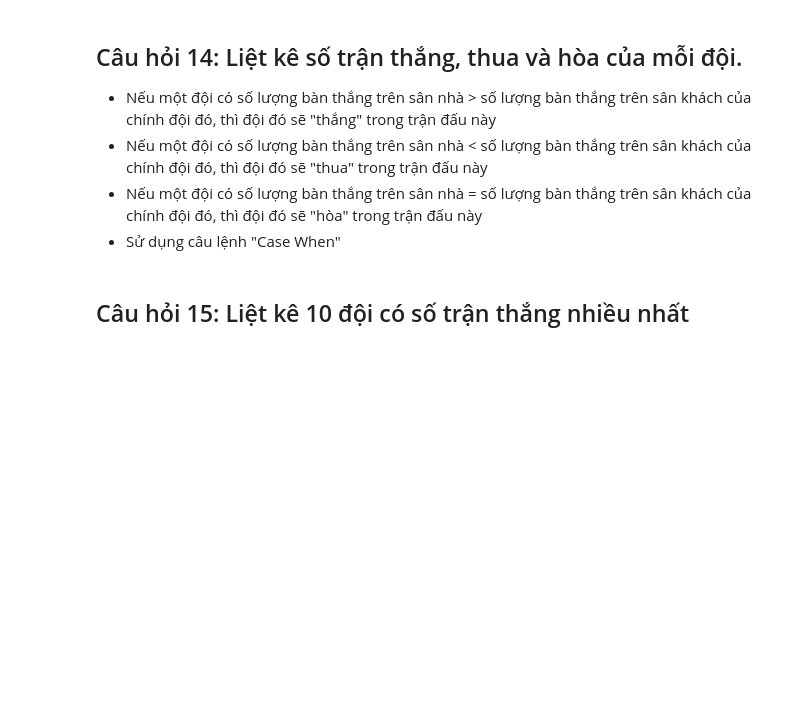
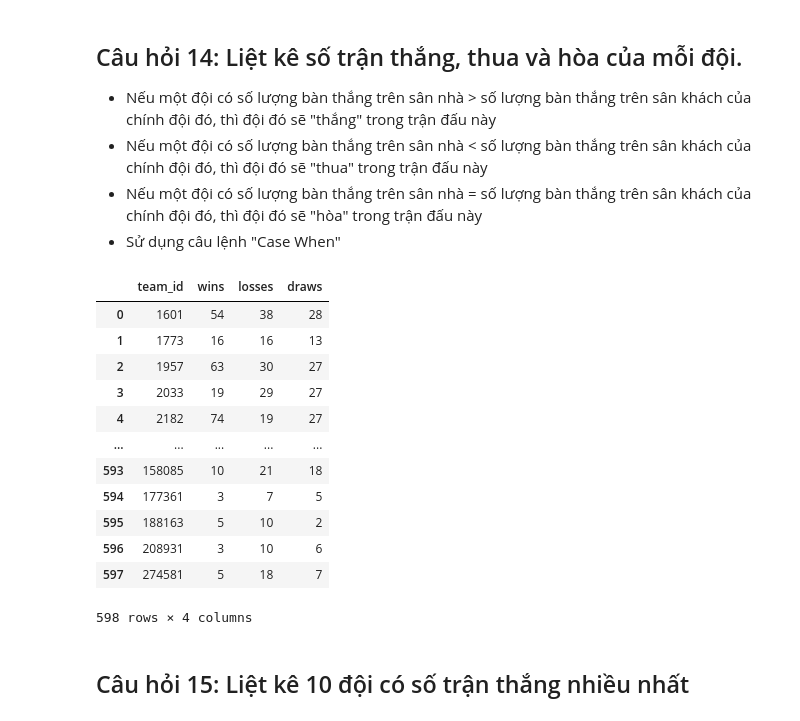
Before and after one commit to Phatban/MMC_Exercises, a Jupyter notebook: Module_2/DSMMC2_Buoi07_Phatban/Project_#1.ipynb, the cells around one changed output. Cells and saved outputs as stored; diff of their text form; code cells hidden in the pictures; blank space fills up the shorter version.

```diff
--- a/Module_2/DSMMC2_Buoi07_Phatban/Project_#1.ipynb
+++ b/Module_2/DSMMC2_Buoi07_Phatban/Project_#1.ipynb
@@ -440,2 +520,36 @@ result_11
+# %%
+# ĐIỀN CODE VÀO ĐÂY
+result_14 = pd.read_sql("""
+                        SELECT
+                            home_team_api_id AS team_id,
+                            SUM(CASE WHEN home_team_goal > away_team_goal THEN 1 ELSE 0 END) AS wins,
+                            SUM(CASE WHEN home_team_goal < away_team_goal THEN 1 ELSE 0 END) AS losses,
+                            SUM(CASE WHEN home_team_goal = away_team_goal THEN 1 ELSE 0 END) AS draws
+                        FROM Match
+                        GROUP BY home_team_api_id
+                        UNION ALL
+                        SELECT
+                            away_team_api_id AS team_id,
+                            SUM(CASE WHEN away_team_goal > home_team_goal THEN 1 ELSE 0 END) AS wins,
+                            SUM(CASE WHEN away_team_goal < home_team_goal THEN 1 ELSE 0 END) AS losses,
+                            SUM(CASE WHEN away_team_goal = home_team_goal THEN 1 ELSE 0 END) AS draws
+                        FROM Match
+                        GROUP BY away_team_api_id
+                       ;""", conn)
+result_14
+# %% [output]
+|  | team_id | wins | losses | draws |
+| 0 | 1601 | 54 | 38 | 28 |
+| 1 | 1773 | 16 | 16 | 13 |
+| 2 | 1957 | 63 | 30 | 27 |
+| 3 | 2033 | 19 | 29 | 27 |
+| 4 | 2182 | 74 | 19 | 27 |
+| ... | ... | ... | ... | ... |
+| 593 | 158085 | 10 | 21 | 18 |
+| 594 | 177361 | 3 | 7 | 5 |
+| 595 | 188163 | 5 | 10 | 2 |
+| 596 | 208931 | 3 | 10 | 6 |
+| 597 | 274581 | 5 | 18 | 7 |
+598 rows × 4 columns
 # %% [markdown]
 ## Câu hỏi 15: Liệt kê 10 đội có số trận thắng nhiều nhất
```
Also changed, not shown: parts of 21 cells of this notebook, 2 other files.
